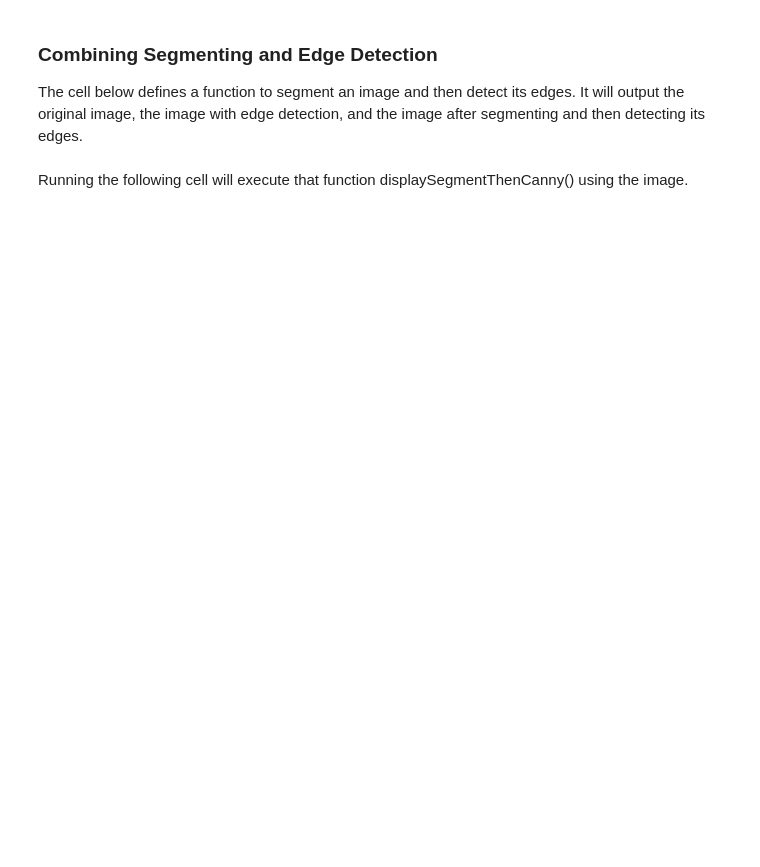
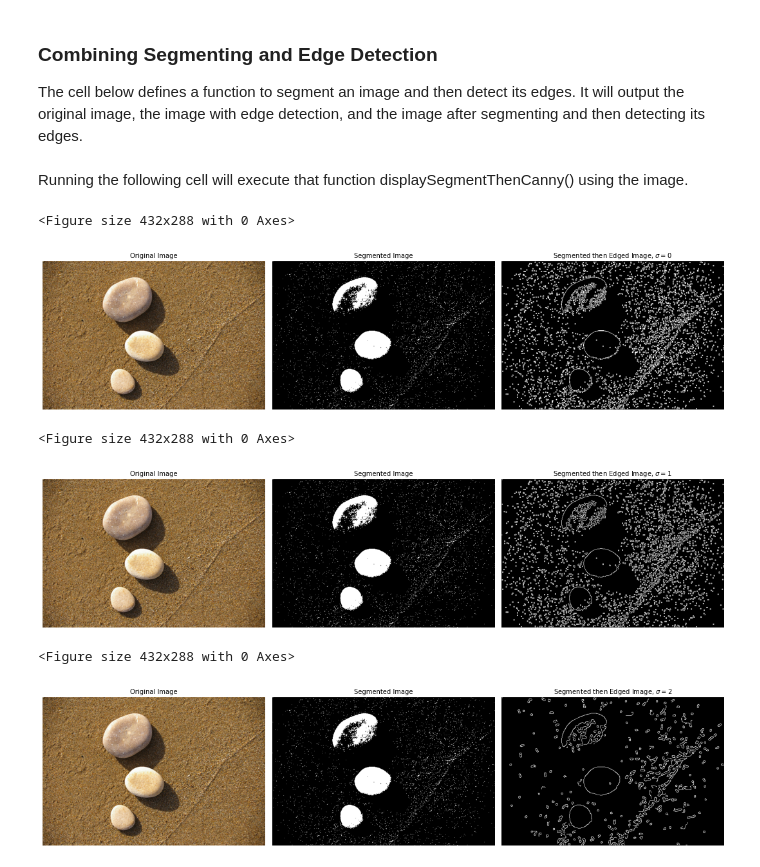
Before and after one commit to utopiatao/INF549, a Jupyter notebook: Assignment4_ImageProcessing_SocialNetworkAnalysis/Notebook1_Image_Processing.ipynb, the cells around one changed output. Drawn from its saved outputs; the diff is of its cells as text; code cells hidden in the pictures; blank space fills up the shorter version.

```diff
--- a/Assignment4_ImageProcessing_SocialNetworkAnalysis/Notebook1_Image_Processing.ipynb
+++ b/Assignment4_ImageProcessing_SocialNetworkAnalysis/Notebook1_Image_Processing.ipynb
@@ -92,3 +102,0 @@ Run the following cell and input the filename of one of the images. You may use
-# %%
-img=loadIMG()
-displaySegment(img)
@@ -200,8 +217,14 @@ def displaySegmentThenCanny(img,sigma):
 # %% [markdown]
 Running the following cell will execute that function displaySegmentThenCanny() using the image.
 # %%
-img=loadIMG()
 sigma0, sigma1, sigma2=0,1,2
 displaySegmentThenCanny(img,sigma0)
 displaySegmentThenCanny(img,sigma1)
 displaySegmentThenCanny(img,sigma2)
+# %% [output]
+<Figure size 432x288 with 0 Axes>
+[figure, added]
+<Figure size 432x288 with 0 Axes>
+[figure, added]
+<Figure size 432x288 with 0 Axes>
+[figure, added]
```
Also changed, not shown: parts of 11 cells of this notebook, 2 other files.
